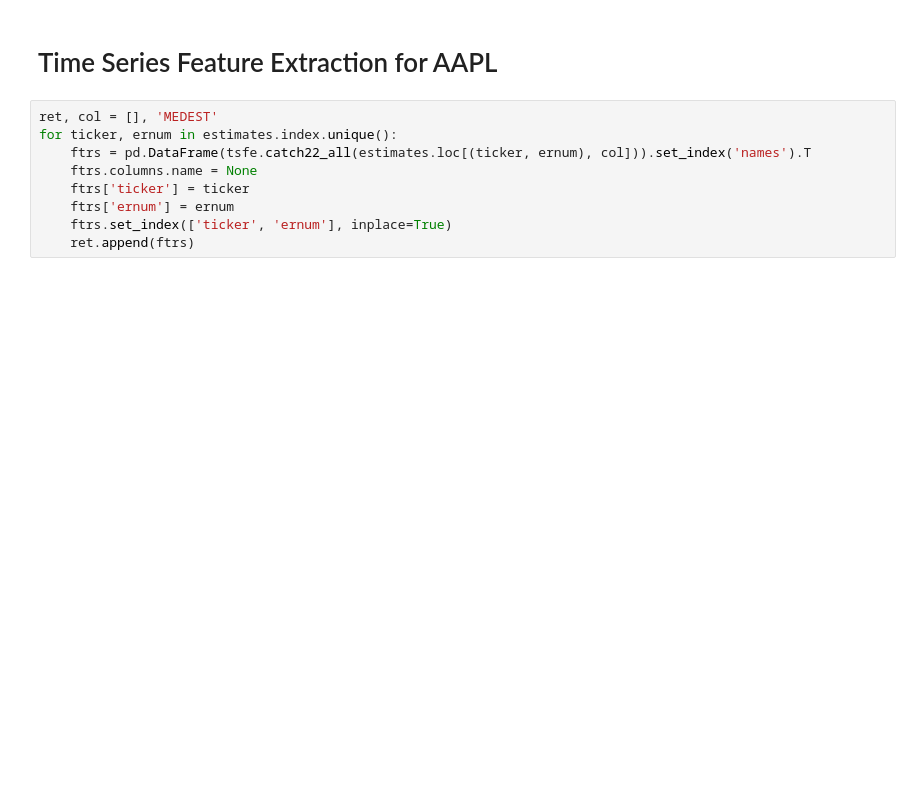
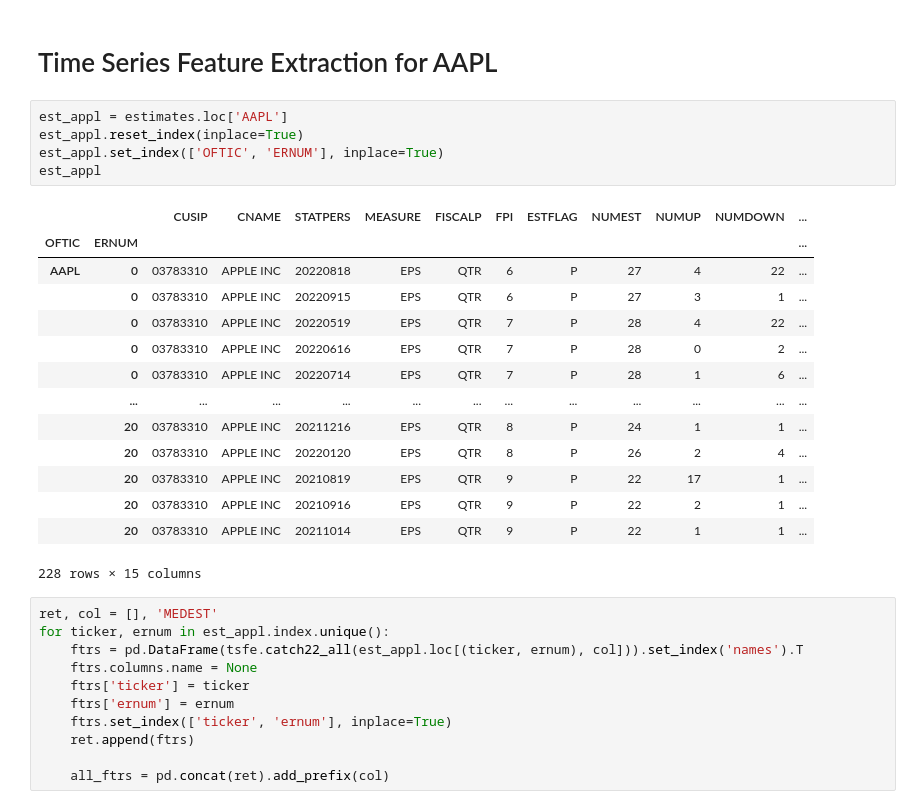
Before and after one commit to layoups/post-earnings-returns, a Jupyter notebook: TS_features.ipynb, the cells around one changed output. Drawn from its saved outputs; the diff is of its cells as text; blank space fills up the shorter version.

```diff
--- a/TS_features.ipynb
+++ b/TS_features.ipynb
@@ -58,14 +122,36 @@ estimates = estimates.droplevel(1).set_index('ERNUM', append=True).sort_index()
 # %% [markdown]
 # Time Series Feature Extraction for AAPL
+# %%
+est_appl = estimates.loc['AAPL']
+est_appl.reset_index(inplace=True)
+est_appl.set_index(['OFTIC', 'ERNUM'], inplace=True)
+est_appl
+# %% [output]
+|  |  | CUSIP | CNAME | STATPERS | MEASURE | FISCALP | FPI | ESTFLAG | NUMEST | NUMUP | NUMDOWN | ... |
+| OFTIC | ERNUM |  |  |  |  |  |  |  |  |  |  | ... |
+| AAPL | 0 | 03783310 | APPLE INC | 20220818 | EPS | QTR | 6 | P | 27 | 4 | 22 | ... |
+|  | 0 | 03783310 | APPLE INC | 20220915 | EPS | QTR | 6 | P | 27 | 3 | 1 | ... |
+|  | 0 | 03783310 | APPLE INC | 20220519 | EPS | QTR | 7 | P | 28 | 4 | 22 | ... |
+|  | 0 | 03783310 | APPLE INC | 20220616 | EPS | QTR | 7 | P | 28 | 0 | 2 | ... |
+|  | 0 | 03783310 | APPLE INC | 20220714 | EPS | QTR | 7 | P | 28 | 1 | 6 | ... |
+|  | ... | ... | ... | ... | ... | ... | ... | ... | ... | ... | ... | ... |
+|  | 20 | 03783310 | APPLE INC | 20211216 | EPS | QTR | 8 | P | 24 | 1 | 1 | ... |
+|  | 20 | 03783310 | APPLE INC | 20220120 | EPS | QTR | 8 | P | 26 | 2 | 4 | ... |
+|  | 20 | 03783310 | APPLE INC | 20210819 | EPS | QTR | 9 | P | 22 | 17 | 1 | ... |
+|  | 20 | 03783310 | APPLE INC | 20210916 | EPS | QTR | 9 | P | 22 | 2 | 1 | ... |
+|  | 20 | 03783310 | APPLE INC | 20211014 | EPS | QTR | 9 | P | 22 | 1 | 1 | ... |
+228 rows × 15 columns
 # %%
 ret, col = [], 'MEDEST'
-for ticker, ernum in estimates.index.unique():
-    ftrs = pd.DataFrame(tsfe.catch22_all(estimates.loc[(ticker, ernum), col])).set_index('names').T
+for ticker, ernum in est_appl.index.unique():
+    ftrs = pd.DataFrame(tsfe.catch22_all(est_appl.loc[(ticker, ernum), col])).set_index('names').T
     ftrs.columns.name = None
     ftrs['ticker'] = ticker
     ftrs['ernum'] = ernum
     ftrs.set_index(['ticker', 'ernum'], inplace=True)
     ret.append(ftrs)
+
+    all_ftrs = pd.concat(ret).add_prefix(col)
 # %%
 all_ftrs = pd.concat(ret).add_prefix(col)
 all_ftrs.head()
```
Also changed, not shown: parts of 12 cells of this notebook, 1 other file.
